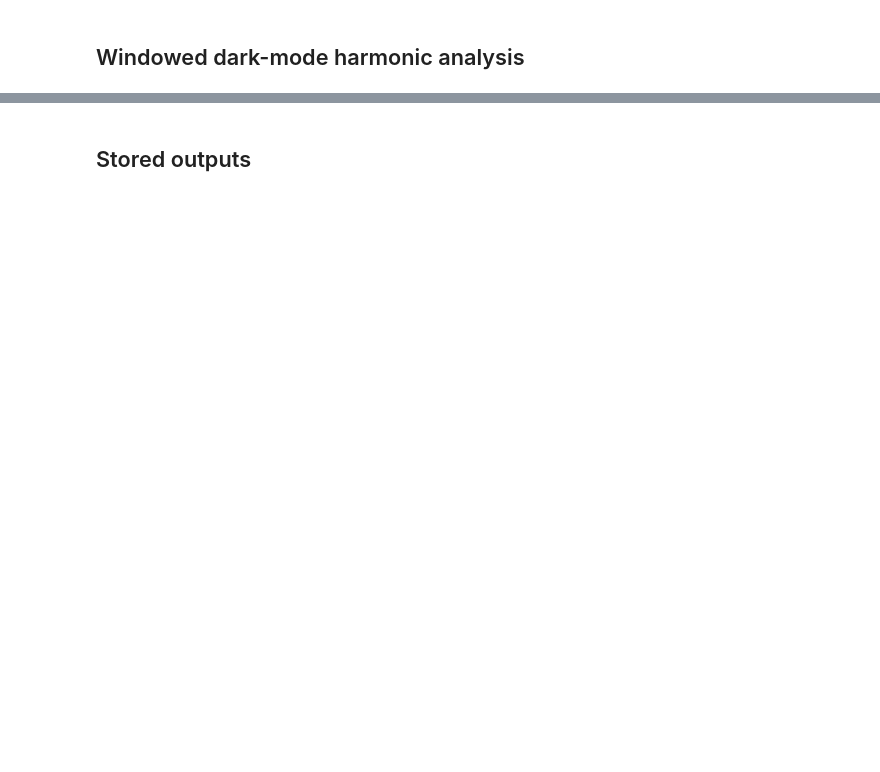
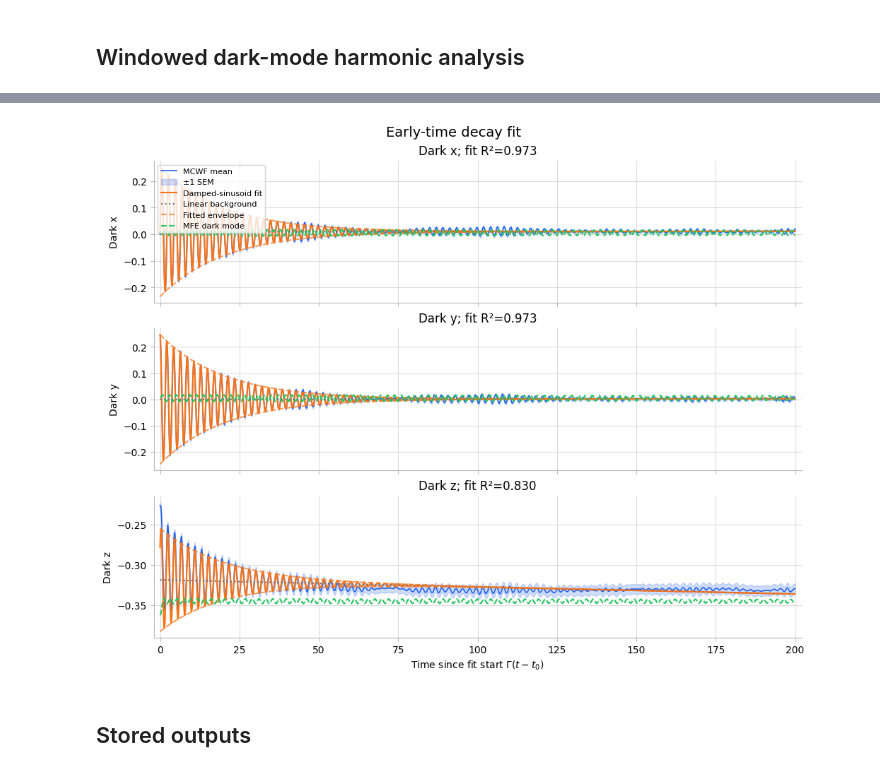
Before and after one commit to AsharKamal98/cavity-OAT, a Jupyter notebook: notebooks/bright_dark_modes_mcwf.ipynb, the cells around one changed output, grey strips where cells are left out. Drawn from its saved outputs; the diff is of its cells as text; code cells hidden in the pictures; blank space fills up the shorter version.

```diff
--- a/notebooks/bright_dark_modes_mcwf.ipynb
+++ b/notebooks/bright_dark_modes_mcwf.ipynb
@@ -337,0 +386,12 @@ elif save_plots:
+# %%
+from post_analysis.short_time_oscillations import compute_short_time_dark_mode_analysis
+
+dark_decay_analysis = compute_short_time_dark_mode_analysis(
+    mcwf_moments,
+    duration=200.0 / Gamma,
+    reference_frequencies=mfe_dark_harmonic_analysis.fundamental_frequencies,
+    num_resamples=200,
+    confidence_level=0.95,
+    seed=1234,
+    verbose=True,
+)
@@ -338,3 +418,22 @@ elif save_plots:
+# %%
+from common.plotting.harmonic_analysis import plot_damped_oscillations
+
+mfe_dark = mfe_moments.J_modes.dark
+decay_fig, decay_axes = plot_damped_oscillations(
+    dark_decay_analysis.t,
+    dark_decay_analysis.components,
+    dark_decay_analysis.fits,
+    labels=("Dark x", "Dark y", "Dark z"),
+    sem=dark_decay_analysis.sem,
+    reference_t=mfe_moments.t,
+    reference_series=(mfe_dark.x, mfe_dark.y, mfe_dark.z),
+    reference_label="MFE dark mode",
+    time_scale=Gamma,
+    time_label=r"Time since fit start $\Gamma(t-t_0)$",
+)
+save_figure(decay_fig, output_dir / "early_dark_mode_decay.png" if save_plots else None)
+# %% [output]
+[figure, added]
 # %% [markdown]
 ## Stored outputs
 # %%
```
Also changed, not shown: parts of 11 cells of this notebook, 18 other files.
